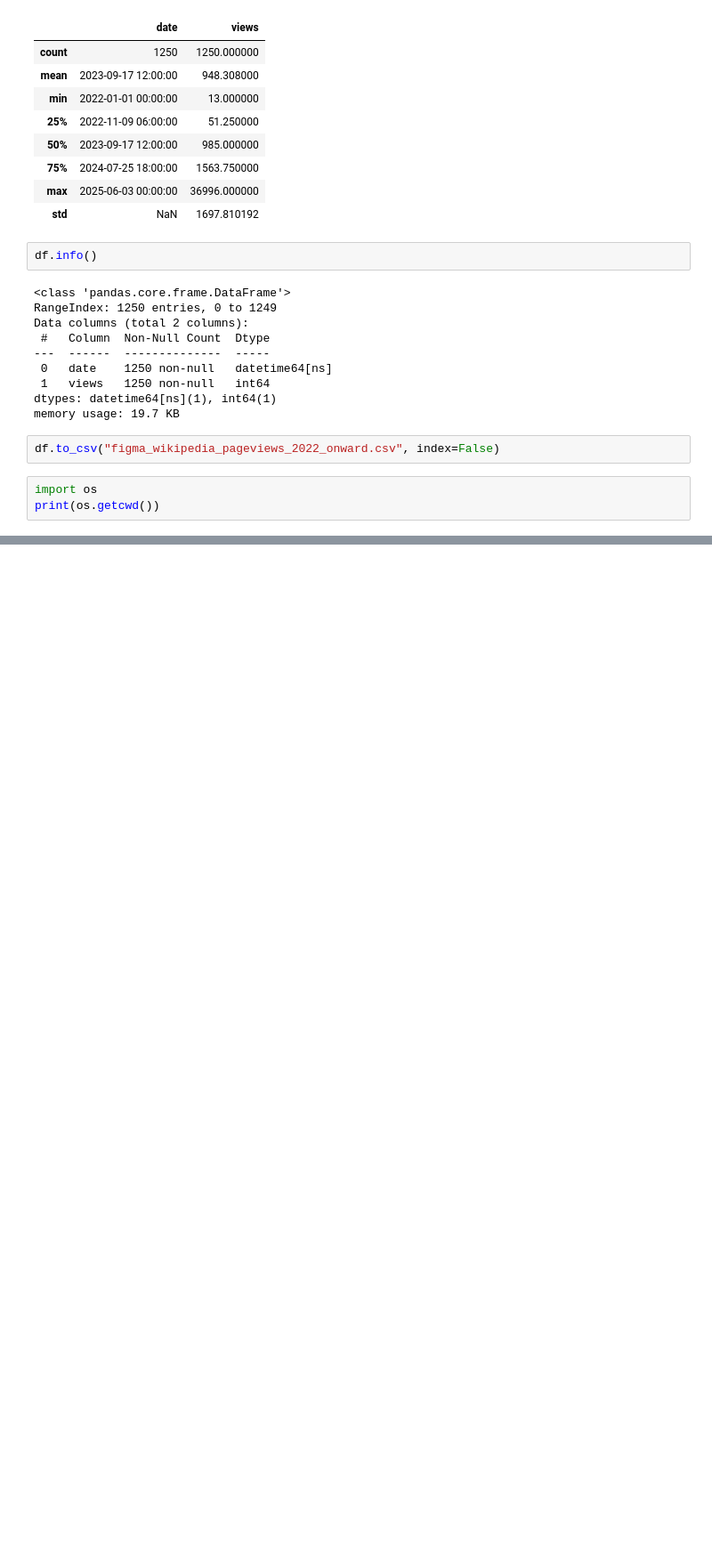
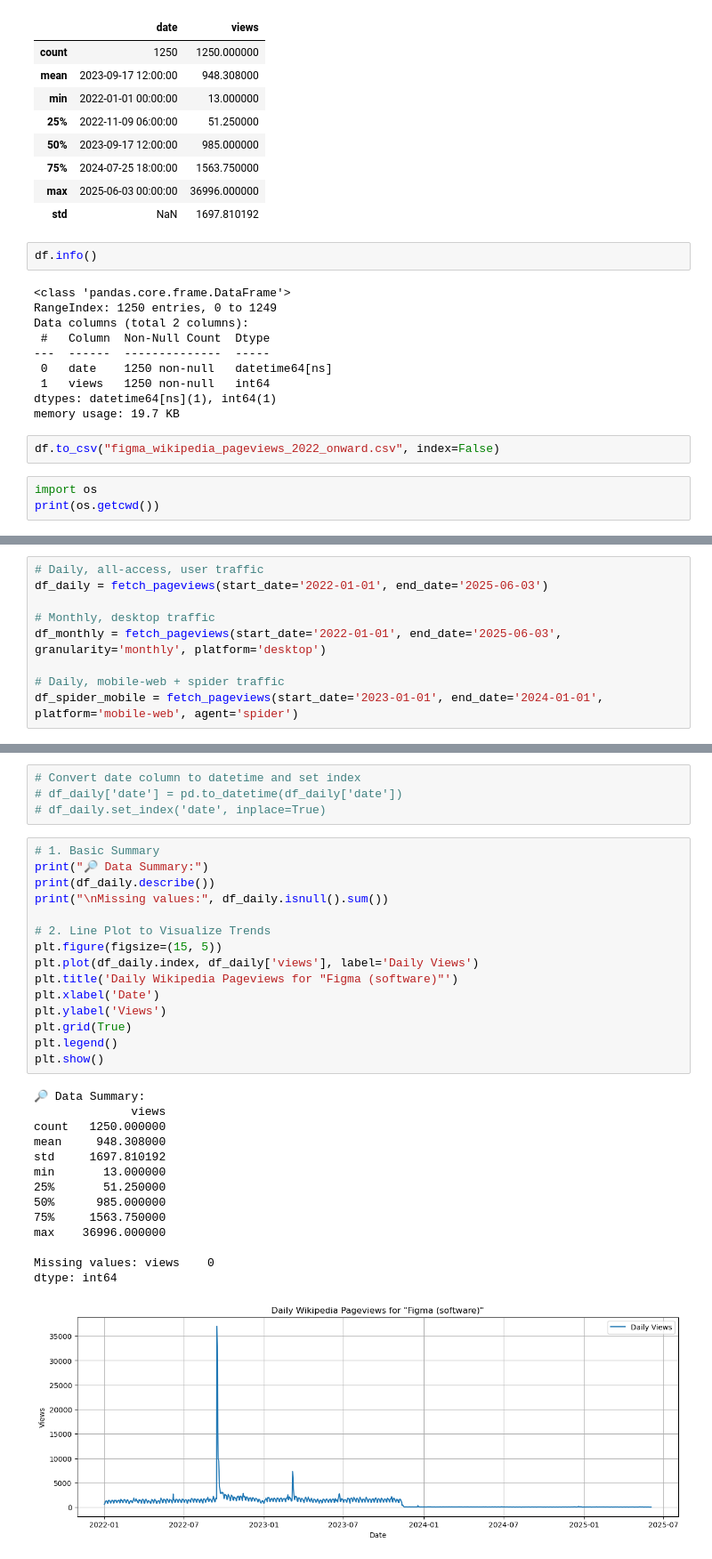
Before and after one commit to samira-yousefzadeh/figma-pageviews-forecast, a Jupyter notebook: figma_pageviews_forecast.ipynb, the cells around one changed output, grey strips where cells are left out. Shown: that part at 89% size. Saved outputs shown, nothing was run; the diff lists cells and outputs as text; blank space fills up the shorter version.

Commit message:
Update on figma...
EDA Outliers, Visualization

```diff
--- a/figma_pageviews_forecast.ipynb
+++ b/figma_pageviews_forecast.ipynb
@@ -193,0 +236,9 @@ print(os.getcwd())
+# %%
+# Daily, all-access, user traffic
+df_daily = fetch_pageviews(start_date='2022-01-01', end_date='2025-06-03')
+
+# Monthly, desktop traffic
+df_monthly = fetch_pageviews(start_date='2022-01-01', end_date='2025-06-03', granularity='monthly', platform='desktop')
+
+# Daily, mobile-web + spider traffic
+df_spider_mobile = fetch_pageviews(start_date='2023-01-01', end_date='2024-01-01', platform='mobile-web', agent='spider')
@@ -193,0 +308,34 @@ print(os.getcwd())
+# %%
+# Convert date column to datetime and set index
+# df_daily['date'] = pd.to_datetime(df_daily['date'])
+# df_daily.set_index('date', inplace=True)
+# %%
+# 1. Basic Summary
+print("🔎 Data Summary:")
+print(df_daily.describe())
+print("\nMissing values:", df_daily.isnull().sum())
+
+# 2. Line Plot to Visualize Trends
+plt.figure(figsize=(15, 5))
+plt.plot(df_daily.index, df_daily['views'], label='Daily Views')
+plt.title('Daily Wikipedia Pageviews for "Figma (software)"')
+plt.xlabel('Date')
+plt.ylabel('Views')
+plt.grid(True)
+plt.legend()
+plt.show()
+# %% [output]
+🔎 Data Summary:
+              views
+count   1250.000000
+mean     948.308000
+std     1697.810192
+min       13.000000
+25%       51.250000
+50%      985.000000
+75%     1563.750000
+max    36996.000000
+
+Missing values: views    0
+dtype: int64
+[figure, added]
```
Also changed, not shown: parts of 20 cells of this notebook.
